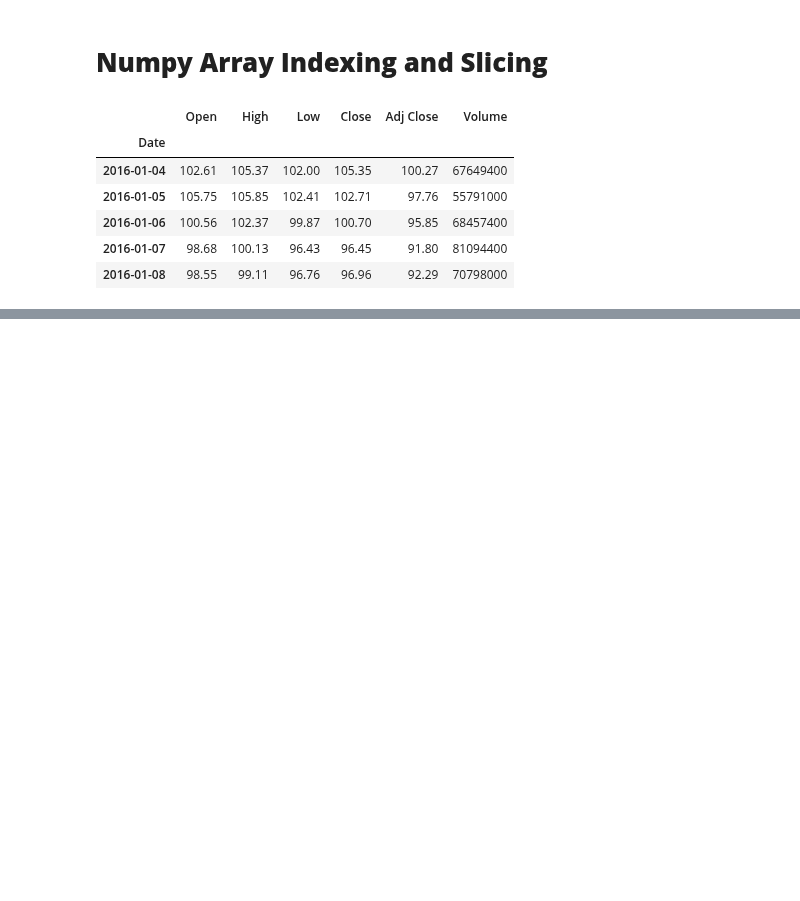
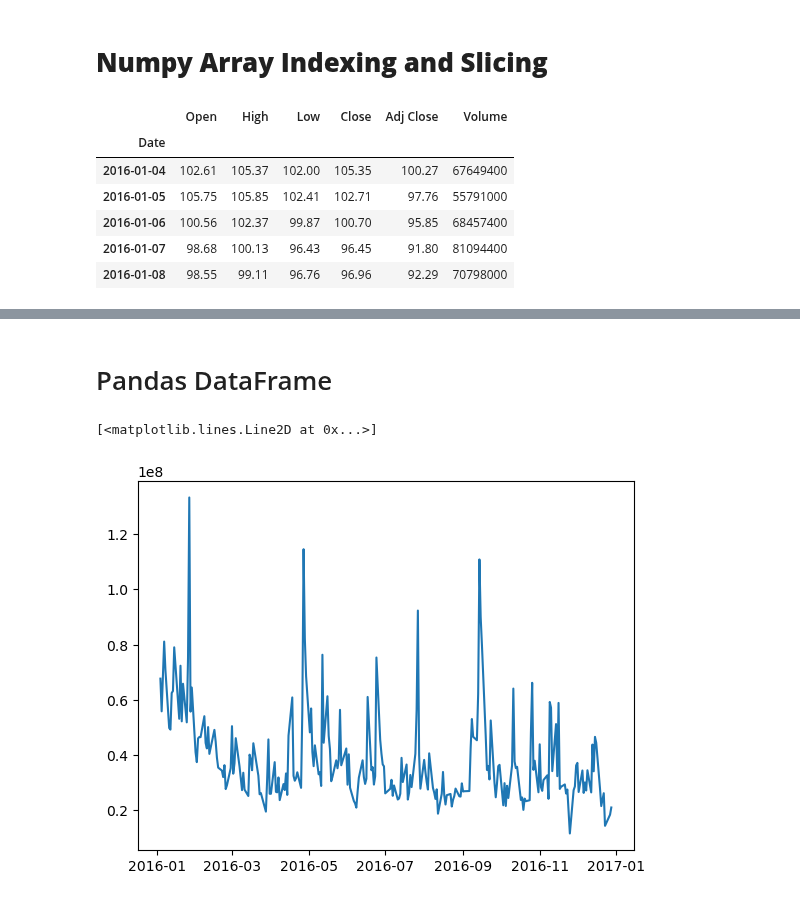
Before and after one commit to delinuxist/python_introduction, a Jupyter notebook: python_day-2_labs.ipynb, the cells around one changed output, grey strips where cells are left out. Drawn from its saved outputs; the diff is of its cells as text; code cells hidden in the pictures; blank space fills up the shorter version.

Commit message:
Pandas DataFrame lab completed

```diff
--- a/python_day-2_labs.ipynb
+++ b/python_day-2_labs.ipynb
@@ -157,0 +156,9 @@ newData.plot()
+# %% [markdown]
+# Pandas DataFrame
+# %%
+csv_file=pd.read_csv('AAPL-2016.csv',usecols=['Date','Volume'],index_col='Date', parse_dates=True)
+plt.plot(csv_file)
+# csv_file.plot()
+# %% [output]
+[<matplotlib.lines.Line2D at 0x...>]
+[figure, added]
```
Also changed, not shown: parts of 17 cells of this notebook.
